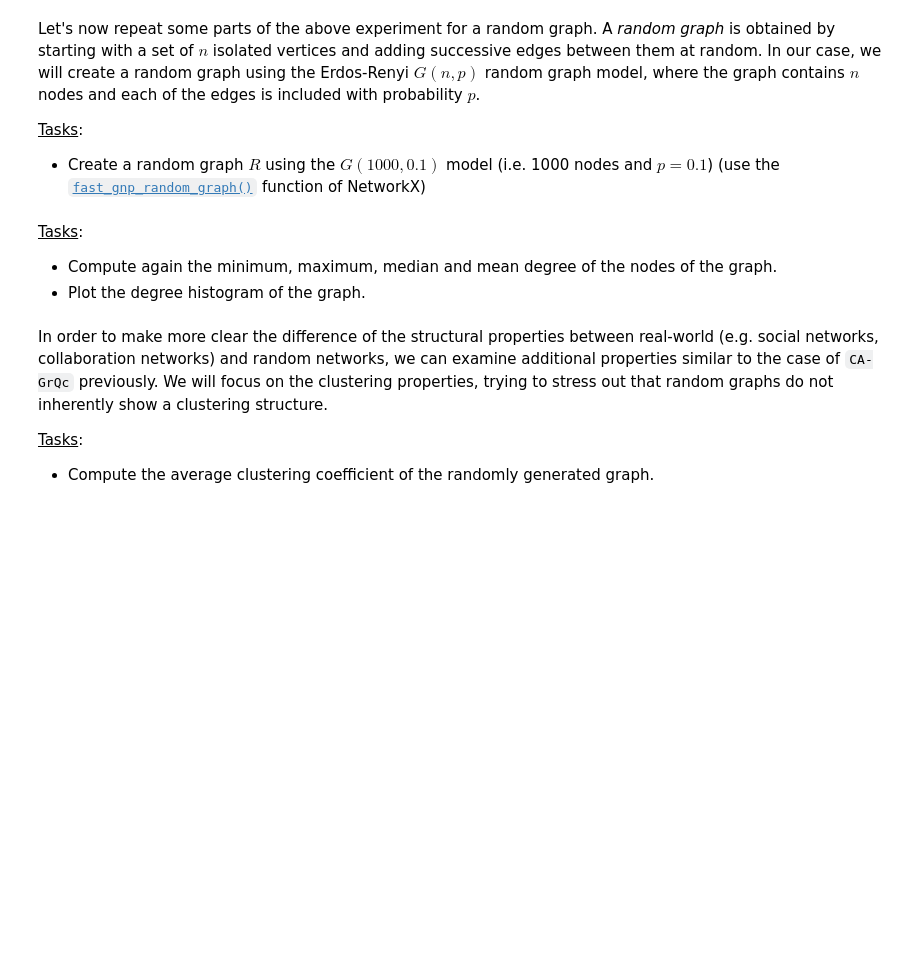
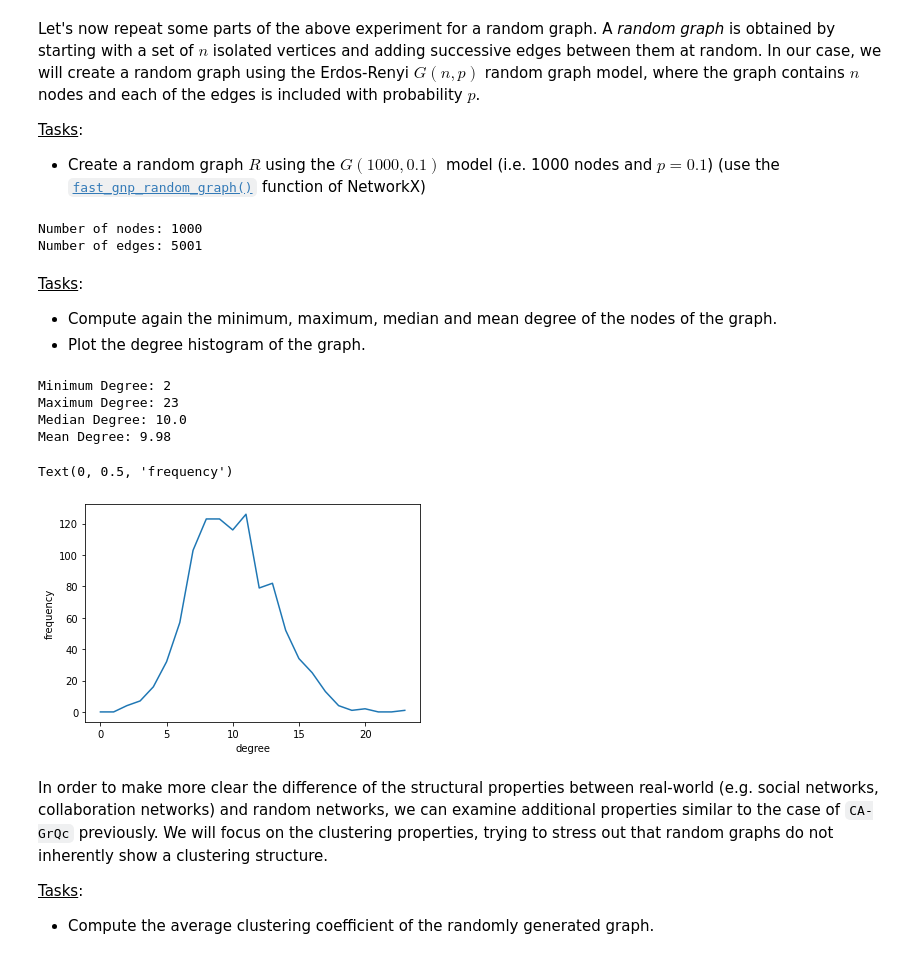
Before and after one commit to djambar/courses, a Jupyter notebook: graph_mining_lab.ipynb, the cells around one changed output. Cells and saved outputs as stored; diff of their text form; code cells hidden in the pictures; blank space fills up the shorter version.

```diff
--- a/graph_mining_lab.ipynb
+++ b/graph_mining_lab.ipynb
@@ -91,3 +144,11 @@ Let's now repeat some parts of the above experiment for a random graph. A *rando
+# %%
+R = nx.fast_gnp_random_graph(1000, 0.01)
+
+print('Number of nodes:', R.number_of_nodes())
+print('Number of edges:', R.number_of_edges())
+# %% [output]
+Number of nodes: 1000
+Number of edges: 5001
 # %% [markdown]
 <u>Tasks</u>:
 - Compute again the minimum, maximum, median and mean degree of the nodes of the graph.
@@ -97,3 +156,22 @@ Let's now repeat some parts of the above experiment for a random graph. A *rando
+# %%
+degree_sequence = list(dict(R.degree()).values())
+
+print("Minimum Degree:", np.min(degree_sequence))
+print("Maximum Degree:", np.max(degree_sequence))
+print("Median Degree:", np.median(degree_sequence))
+print("Mean Degree:", np.mean(degree_sequence))
+
+hist = nx.degree_histogram(R)
+plt.plot(hist)
+plt.xlabel('degree')
+plt.ylabel('frequency')
+# %% [output]
+Minimum Degree: 2
+Maximum Degree: 23
+Median Degree: 10.0
+Mean Degree: 9.98
+Text(0, 0.5, 'frequency')
+[figure, added]
 # %% [markdown]
 In order to make more clear the difference of the structural properties between real-world (e.g. social networks, collaboration networks) and random networks, we can examine additional properties similar to the case of `CA-GrQc` previously. We will focus on the clustering properties, trying to stress out that random graphs do not inherently show a clustering structure.
 
```
Also changed, not shown: parts of 33 cells of this notebook.
